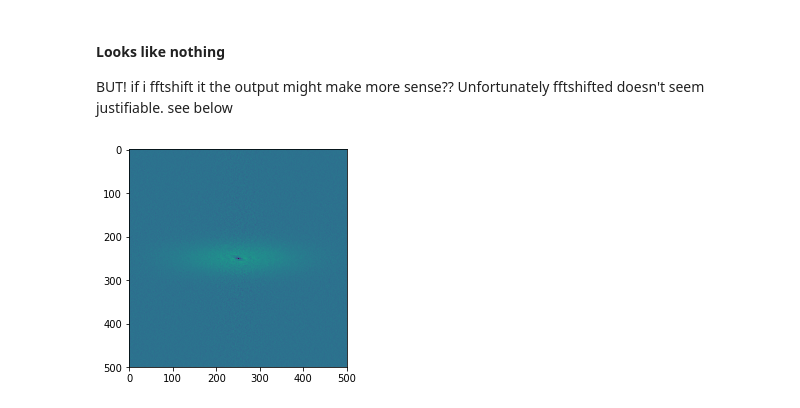
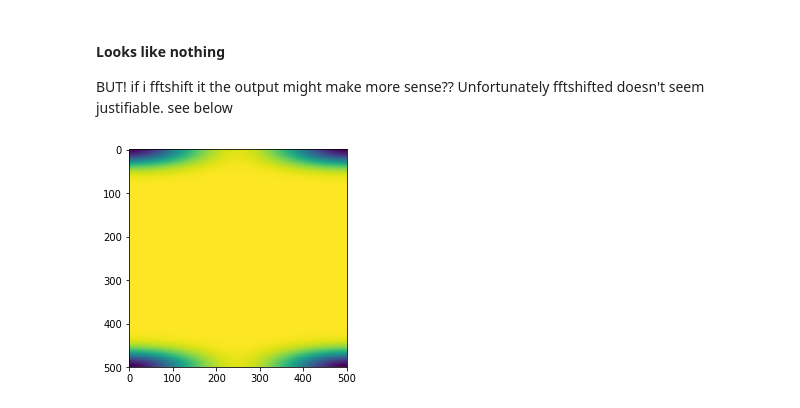
Before and after one commit to Hekstra-Lab/phase-retrieval, a Jupyter notebook: test_mixing.ipynb, the cells around one changed output. Drawn from its saved outputs; the diff is of its cells as text; code cells hidden in the pictures.

```diff
--- a/test_mixing.ipynb
+++ b/test_mixing.ipynb
@@ -129,7 +107,7 @@ plt.show()
 BUT! if  i fftshift it the output might make more sense?? Unfortunately fftshifted doesn't seem justifiable. see below
 # %%
 mixed = mix_FT(mag_arr = stretch_x, phase_arr=stretch_y)
-plt.imshow(fftshift(np.real(ifft2(mixed))))
+plt.imshow(np.real(ifft2(mixed)))
 plt.show()
 # %% [output]
-[figure, old version]
+[figure, new version]
```
Also changed, not shown: parts of 13 cells of this notebook, 1 other file.
